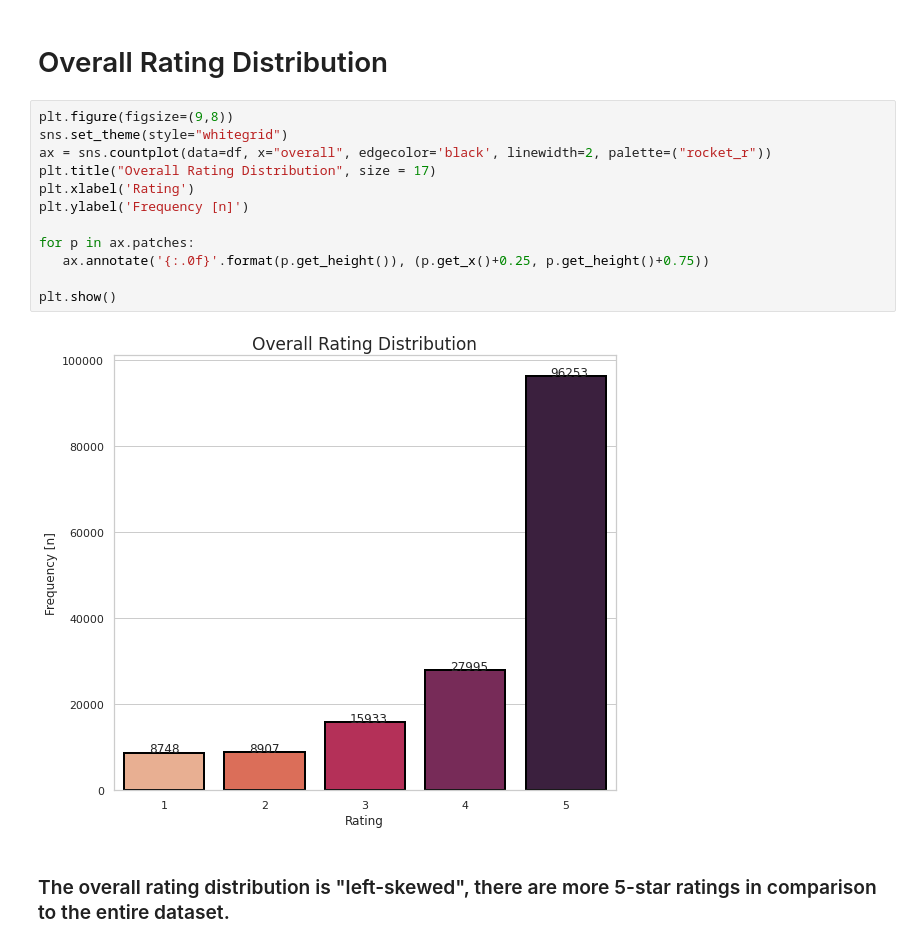
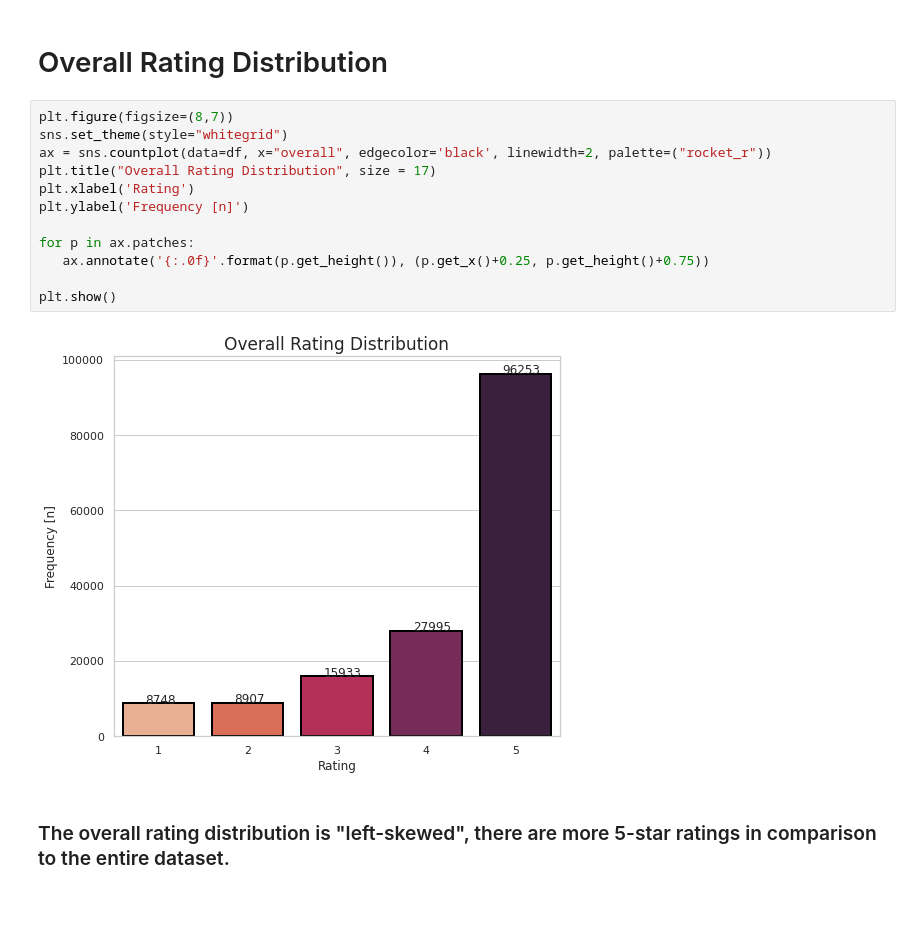
Before and after one commit to ayanas-git/textMining, a Jupyter notebook: nlp-amzn-reviews-pet-supplies.ipynb, the cells around one changed output. Saved outputs shown, nothing was run; the diff lists cells and outputs as text; blank space fills up the shorter version.

```diff
--- a/nlp-amzn-reviews-pet-supplies.ipynb
+++ b/nlp-amzn-reviews-pet-supplies.ipynb
@@ -96,19 +93,19 @@ df.head()
 # %% [markdown]
 # Overall Rating Distribution
 # %%
-plt.figure(figsize=(9,8))
+plt.figure(figsize=(8,7))
 sns.set_theme(style="whitegrid")
 ax = sns.countplot(data=df, x="overall", edgecolor='black', linewidth=2, palette=("rocket_r"))
 plt.title("Overall Rating Distribution", size = 17)
 plt.xlabel('Rating')
 plt.ylabel('Frequency [n]')
 
 for p in ax.patches:
    ax.annotate('{:.0f}'.format(p.get_height()), (p.get_x()+0.25, p.get_height()+0.75))
 
 plt.show()
 # %% [output]
-[figure, old version]
+[figure, new version]
 # %% [markdown]
 ### The overall rating distribution is "left-skewed", there are more 5-star ratings in comparison to the entire dataset.
 # %% [markdown]
```
Also changed, not shown: parts of 6 cells of this notebook.
